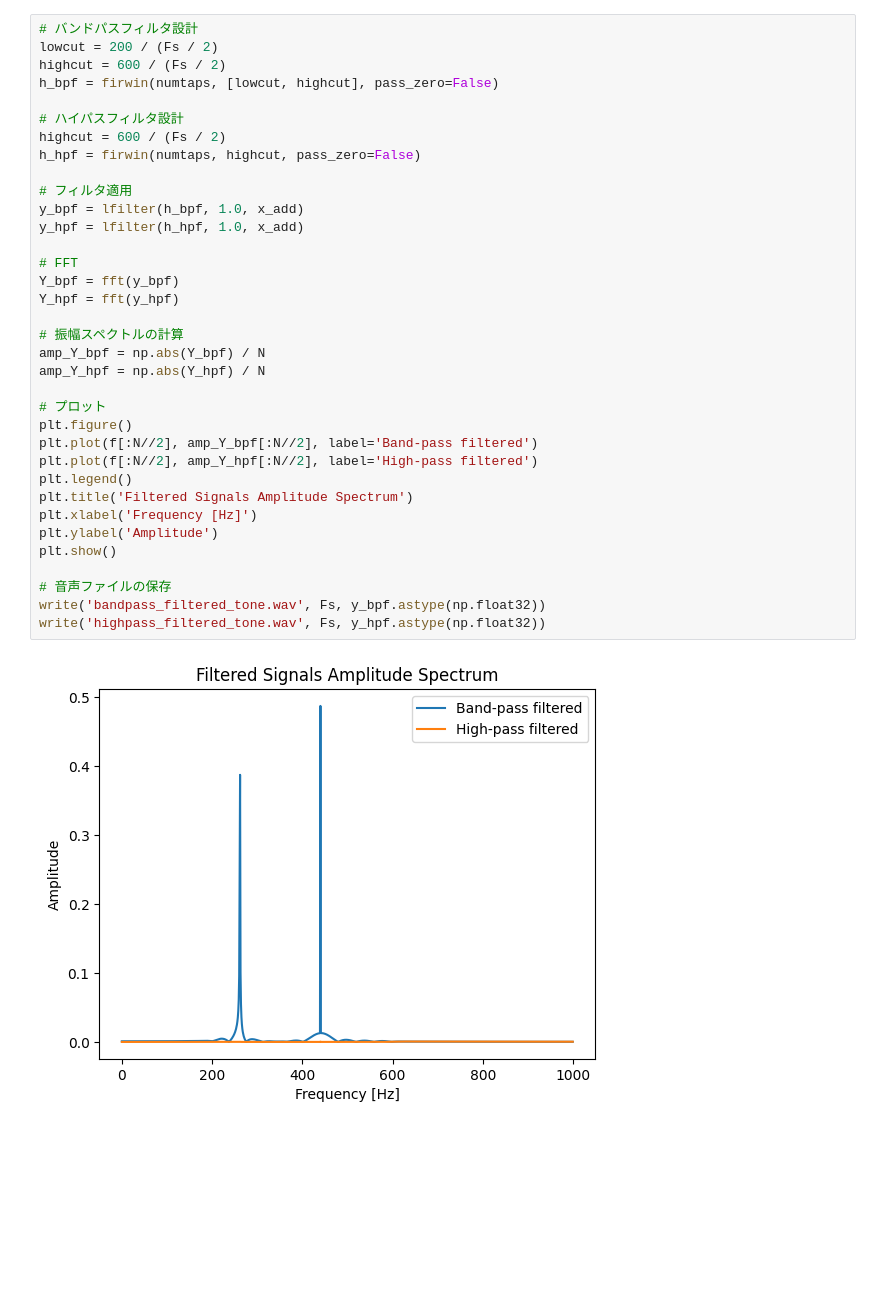
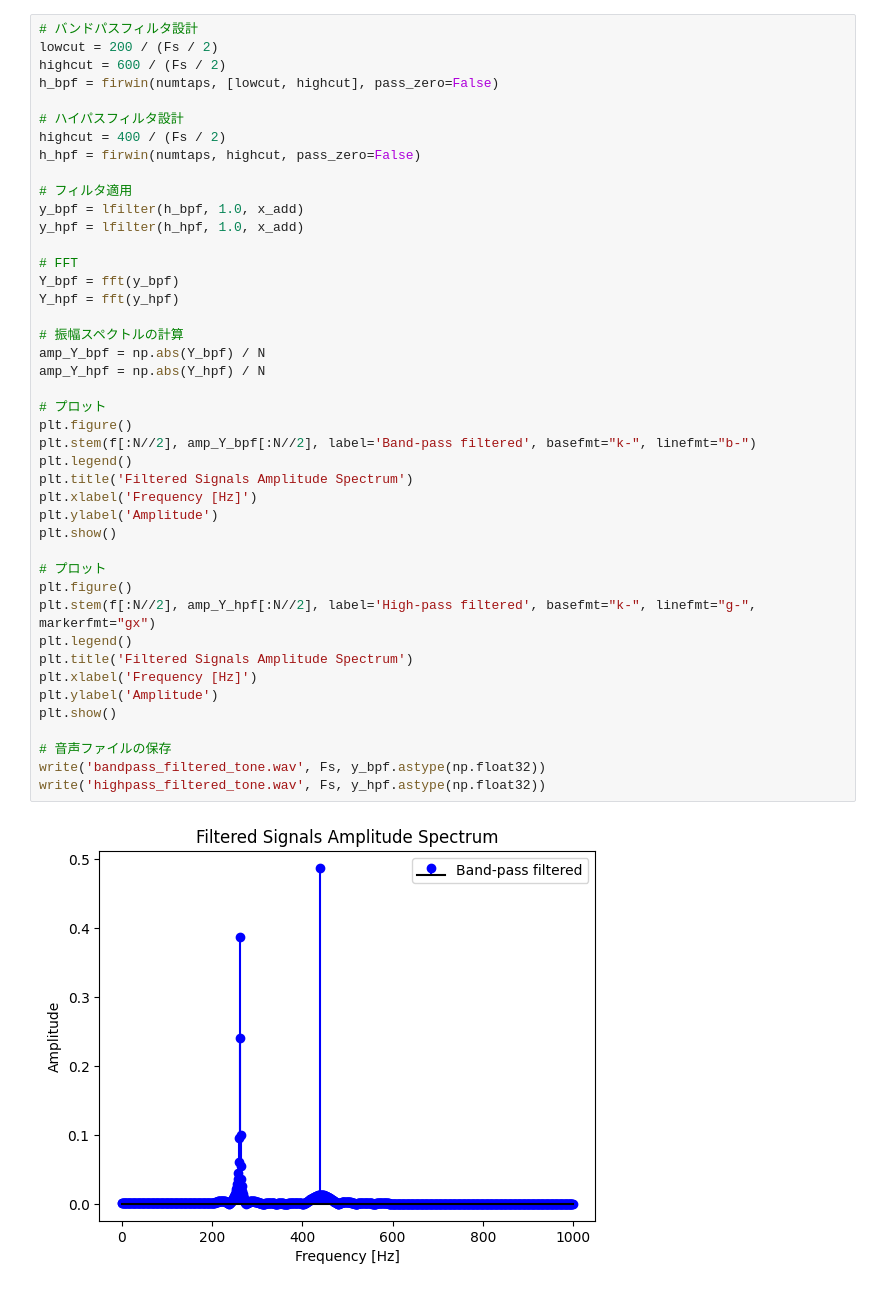
Before and after one commit to taniiicom/study-application-programming-exp, a Jupyter notebook: digital-signal-processing/python/2/experiments_2.ipynb, the cells around one changed output. Drawn from its saved outputs; the diff is of its cells as text; blank space fills up the shorter version.

```diff
--- a/digital-signal-processing/python/2/experiments_2.ipynb
+++ b/digital-signal-processing/python/2/experiments_2.ipynb
@@ -108,34 +124,42 @@ lowcut = 200 / (Fs / 2)
 highcut = 600 / (Fs / 2)
 h_bpf = firwin(numtaps, [lowcut, highcut], pass_zero=False)
 
 # ハイパスフィルタ設計
-highcut = 600 / (Fs / 2)
+highcut = 400 / (Fs / 2)
 h_hpf = firwin(numtaps, highcut, pass_zero=False)
 
 # フィルタ適用
 y_bpf = lfilter(h_bpf, 1.0, x_add)
 y_hpf = lfilter(h_hpf, 1.0, x_add)
 
 # FFT
 Y_bpf = fft(y_bpf)
 Y_hpf = fft(y_hpf)
 
 # 振幅スペクトルの計算
 amp_Y_bpf = np.abs(Y_bpf) / N
 amp_Y_hpf = np.abs(Y_hpf) / N
 
 # プロット
 plt.figure()
-plt.plot(f[:N//2], amp_Y_bpf[:N//2], label='Band-pass filtered')
-plt.plot(f[:N//2], amp_Y_hpf[:N//2], label='High-pass filtered')
+plt.stem(f[:N//2], amp_Y_bpf[:N//2], label='Band-pass filtered', basefmt="k-", linefmt="b-")
+plt.legend()
+plt.title('Filtered Signals Amplitude Spectrum')
+plt.xlabel('Frequency [Hz]')
+plt.ylabel('Amplitude')
+plt.show()
+
+# プロット
+plt.figure()
+plt.stem(f[:N//2], amp_Y_hpf[:N//2], label='High-pass filtered', basefmt="k-", linefmt="g-", markerfmt="gx")
 plt.legend()
 plt.title('Filtered Signals Amplitude Spectrum')
 plt.xlabel('Frequency [Hz]')
 plt.ylabel('Amplitude')
 plt.show()
 
 # 音声ファイルの保存
 write('bandpass_filtered_tone.wav', Fs, y_bpf.astype(np.float32))
 write('highpass_filtered_tone.wav', Fs, y_hpf.astype(np.float32))
 # %% [output]
-[figure, old version]
+[figure, new version]
```
Also changed, not shown: parts of 4 cells of this notebook, 1 other file.
